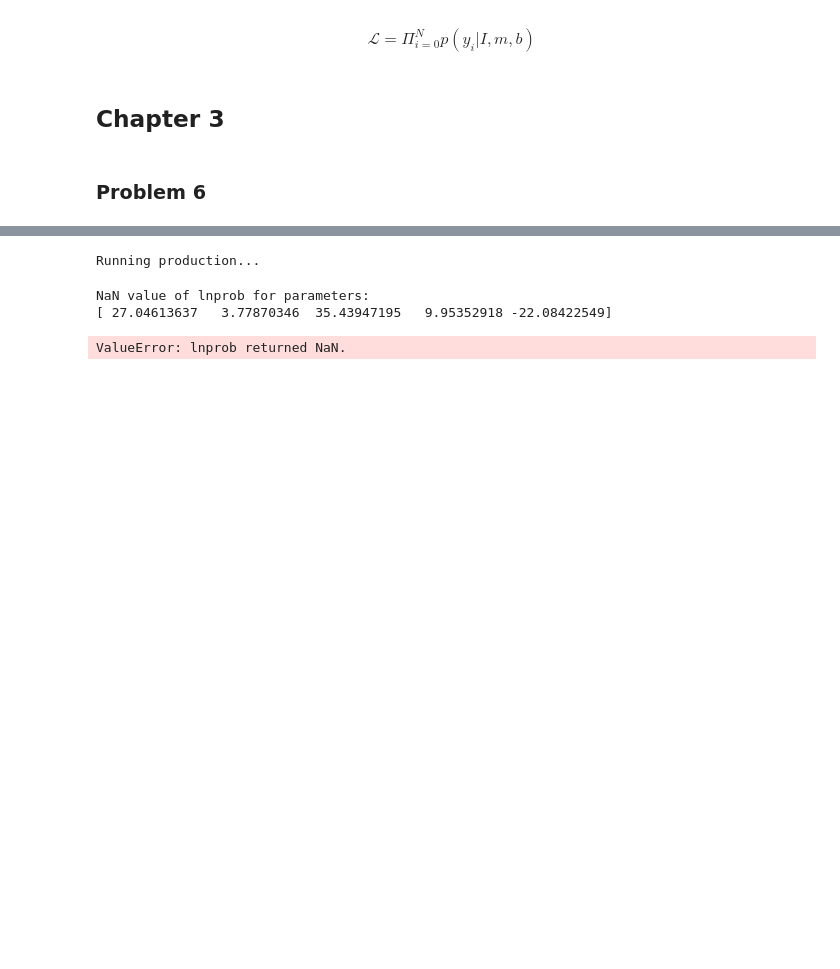
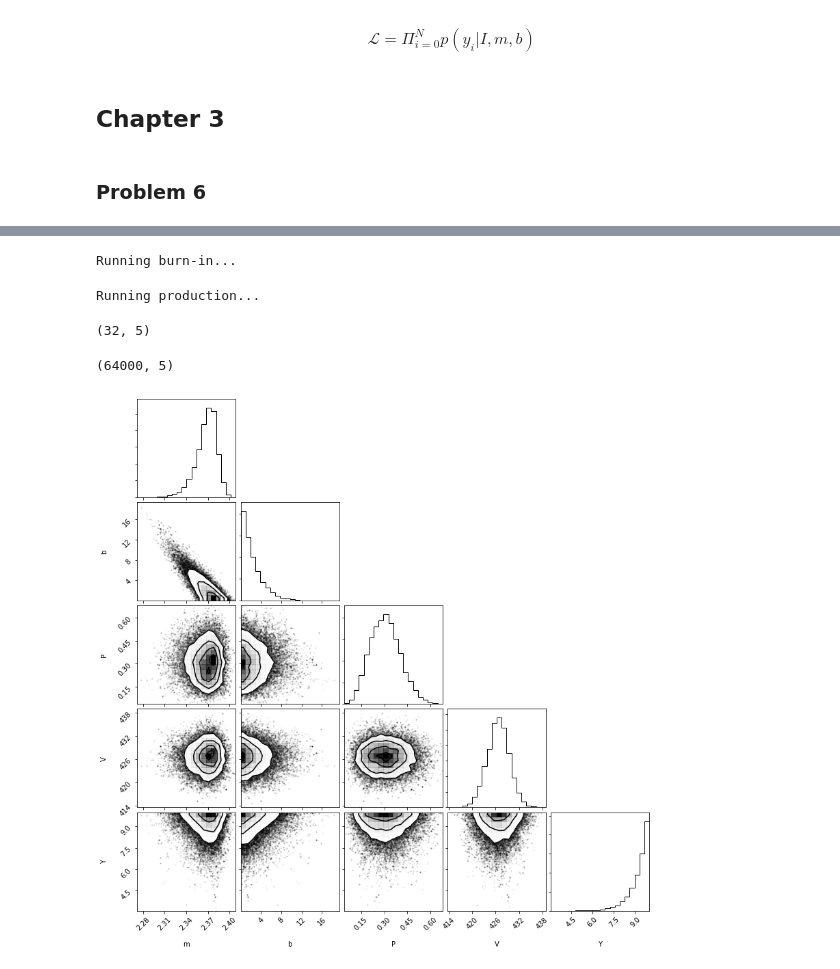
Before and after one commit to RileyWClarke/BiancoGroup, a Jupyter notebook: LinearFittingExercises.ipynb, the cells around one changed output, grey strips where cells are left out. Drawn from its saved outputs; the diff is of its cells as text; code cells hidden in the pictures; blank space fills up the shorter version.

```diff
--- a/LinearFittingExercises.ipynb
+++ b/LinearFittingExercises.ipynb
@@ -248,25 +265,33 @@ def log_posterior(theta, x, y, sigma_y):
-# %%
-#This is where the emcee magic happens:
-ndim, nwalkers = 5, 50
-nburn = 500
-nsteps = 2000
-
-np.random.seed(0)
-p0 = np.random.random((nwalkers, ndim))
-
-sampler = emcee.EnsembleSampler(nwalkers, ndim, log_posterior, args = [xdata,ydata,sigma_y])
-print('Running production...')
-sampler.run_mcmc(p0, nsteps)
-print('Removing burn-in...')
-emcee_trace = sampler.chain[:, nburn:, :].reshape(-1, ndim).T
-#samples = sampler.flatchain
-plot_MCMC_results(xdata, ydata, emcee_trace)
-# %% [output]
-Running production...
-NaN value of lnprob for parameters:
-[ 27.04613637   3.77870346  35.43947195   9.95352918 -22.08422549]
-ValueError: lnprob returned NaN.
+# %%
+init_guess = [3.8, 2.3, 0.05, 350, 1]
+
+ndim = 5
+nwalkers = 32
+nburn = 500
+nsteps = 2000
+
+print("Running burn-in...")
+p0 = init_guess + 1e-4 * np.random.randn(nwalkers, ndim)
+p0,_,_ = sampler.run_mcmc(p0, nburn)
+
+print("Running production...")
+sampler.reset()
+sampler.run_mcmc(p0, nsteps);
+# %% [output]
+Running burn-in...
+Running production...
+# %%
+p0.shape
+# %% [output]
+(32, 5)
+# %%
+samples = sampler.flatchain
+print(samples.shape)
+# %% [output]
+(64000, 5)
 # %%
 import corner
-corner.corner(samples[:, (0,1,2,3,4)],
-              labels=['b','m','P','V','Y']);
+fig = corner.corner(samples[:, (0,1,2,3,4)], labels=['m','b','P','V','Y']);
+#plt.savefig('prob6_corner.png')
+# %% [output]
+[figure, added]
```
Also changed, not shown: parts of 4 cells of this notebook, 4 other files.
